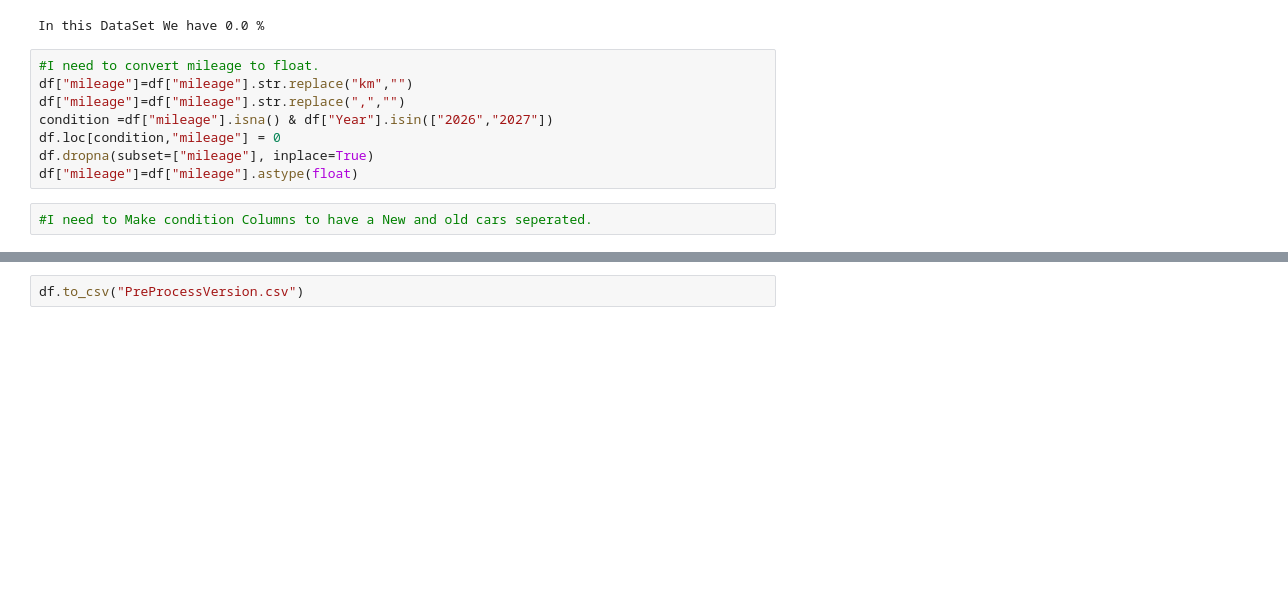
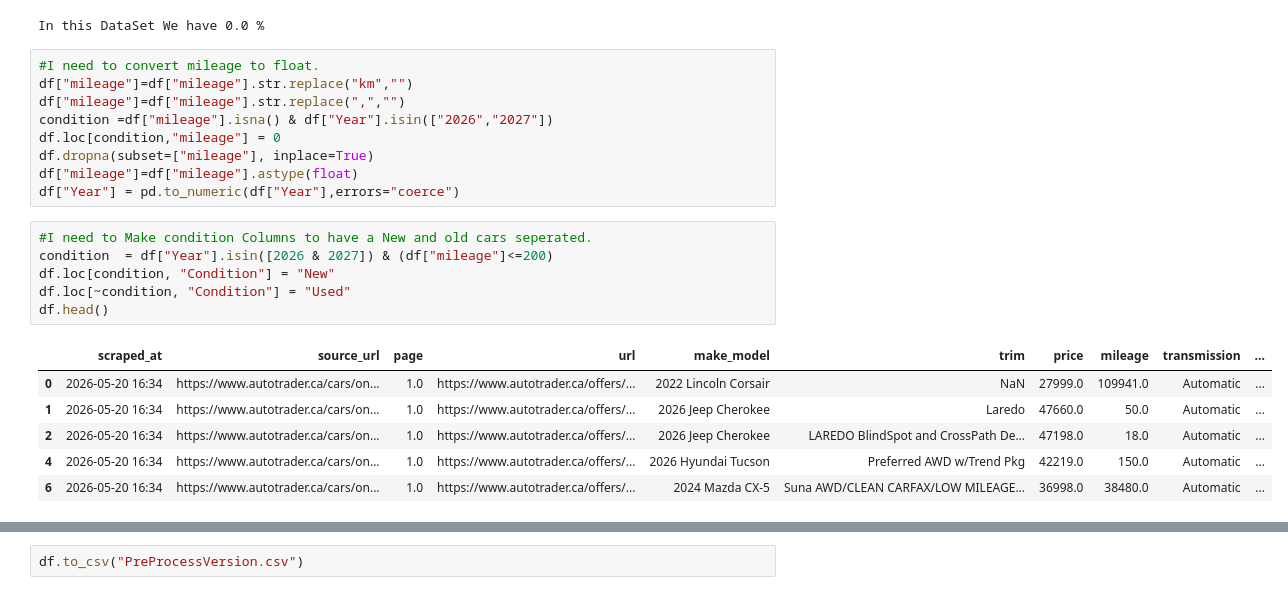
Before and after one commit to MohammadTajamiri/AutoTrader, a Jupyter notebook: Project 1/PreProcessingData.ipynb, the cells around one changed output, grey strips where cells are left out. Cells and saved outputs as stored; diff of their text form; blank space fills up the shorter version.

```diff
--- a/Project 1/PreProcessingData.ipynb
+++ b/Project 1/PreProcessingData.ipynb
@@ -69,5 +76,17 @@ condition =df["mileage"].isna() & df["Year"].isin(["2026","2027"])
 df.loc[condition,"mileage"] = 0
 df.dropna(subset=["mileage"], inplace=True)
 df["mileage"]=df["mileage"].astype(float)
+df["Year"] = pd.to_numeric(df["Year"],errors="coerce")
 # %%
 #I need to Make condition Columns to have a New and old cars seperated.
+condition  = df["Year"].isin([2026 & 2027]) & (df["mileage"]<=200)
+df.loc[condition, "Condition"] = "New"
+df.loc[~condition, "Condition"] = "Used"
+df.head()
+# %% [output]
+|  | scraped_at | source_url | page | url | make_model | trim | price | mileage | transmission | ... |
+| 0 | 2026-05-20 16:34 | https://www.autotrader.ca/cars/on... | 1.0 | https://www.autotrader.ca/offers/... | 2022 Lincoln Corsair | NaN | 27999.0 | 109941.0 | Automatic | ... |
+| 1 | 2026-05-20 16:34 | https://www.autotrader.ca/cars/on... | 1.0 | https://www.autotrader.ca/offers/... | 2026 Jeep Cherokee | Laredo | 47660.0 | 50.0 | Automatic | ... |
+| 2 | 2026-05-20 16:34 | https://www.autotrader.ca/cars/on... | 1.0 | https://www.autotrader.ca/offers/... | 2026 Jeep Cherokee | LAREDO BlindSpot and CrossPath De... | 47198.0 | 18.0 | Automatic | ... |
+| 4 | 2026-05-20 16:34 | https://www.autotrader.ca/cars/on... | 1.0 | https://www.autotrader.ca/offers/... | 2026 Hyundai Tucson | Preferred AWD w/Trend Pkg | 42219.0 | 150.0 | Automatic | ... |
+| 6 | 2026-05-20 16:34 | https://www.autotrader.ca/cars/on... | 1.0 | https://www.autotrader.ca/offers/... | 2024 Mazda CX-5 | Suna AWD/CLEAN CARFAX/LOW MILEAGE... | 36998.0 | 38480.0 | Automatic | ... |
```
Also changed, not shown: parts of 7 cells of this notebook, 4 other files.
